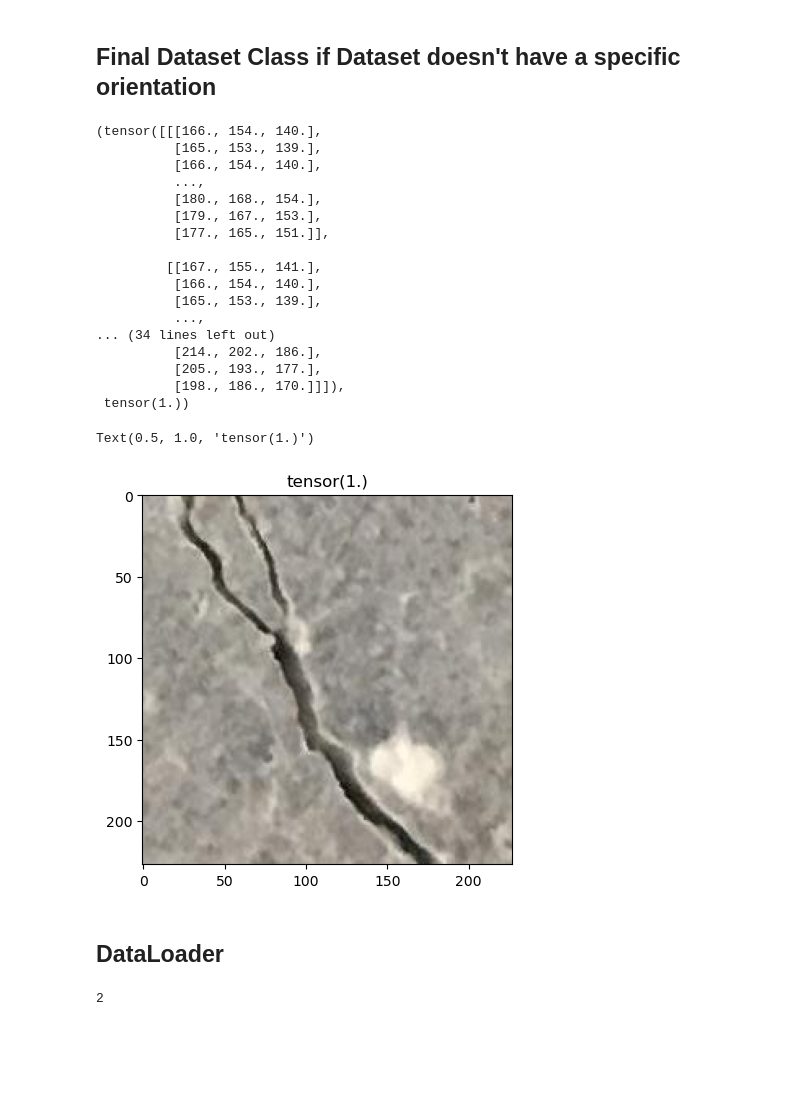
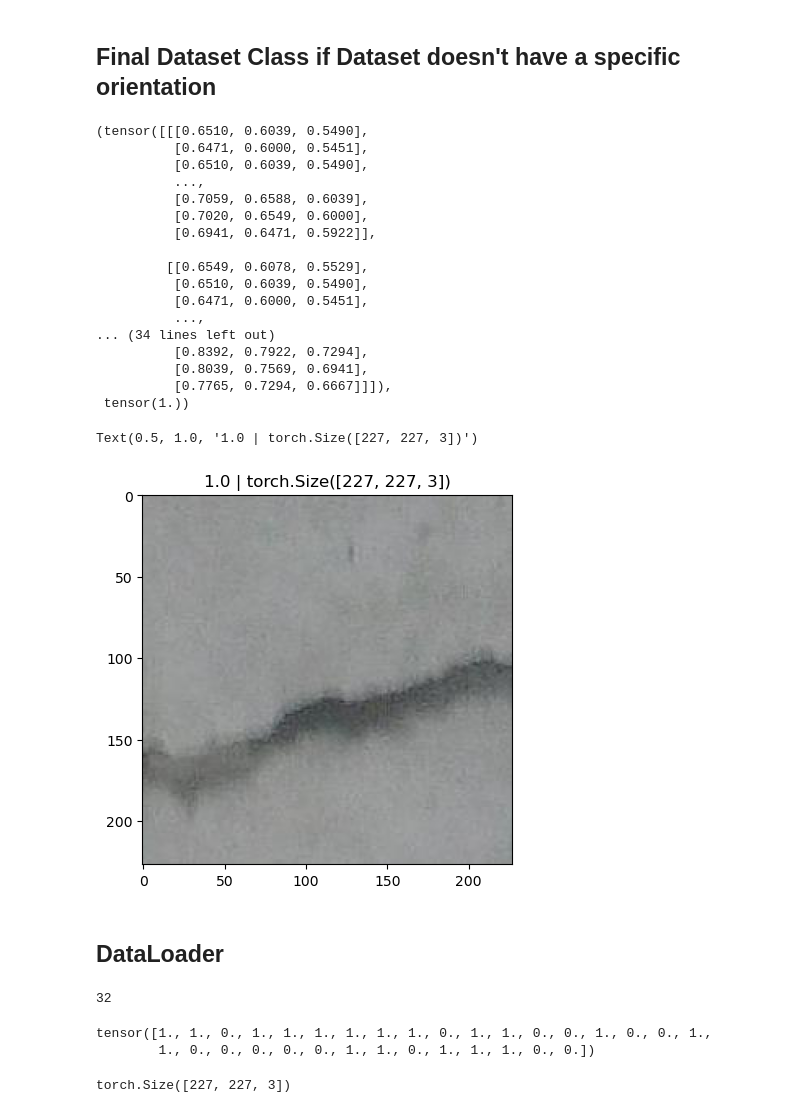
Before and after one commit to Tinonturja/Detecting-Crack-Image-Classification-Project-, a Jupyter notebook: Crack_Image_Detection.ipynb, the cells around one changed output. Drawn from its saved outputs; the diff is of its cells as text; code cells hidden in the pictures; blank space fills up the shorter version.

```diff
--- a/Dataset.ipynb
+++ b/Crack_Image_Detection.ipynb
@@ -392,7 +392,7 @@ class CustomDatasetWithOutSpecificOrientation(Dataset):
 
     def __getitem__(self,idx):
 
-        img = torch.tensor(np.asarray(self.load_img(idx)),dtype = torch.float32)
+        img = torch.tensor(np.asarray(self.load_img(idx)),dtype = torch.float32)/255
         class_label = self.Y[idx]
         if self.transform:
             img = self.load_img[idx]
@@ -409,31 +409,32 @@ val_data = CustomDatasetWithOutSpecificOrientation(img_dir=image_path,
 # %%
 train_data[5]
 # %% [output]
-(tensor([[[166., 154., 140.],
-          [165., 153., 139.],
-          [166., 154., 140.],
+(tensor([[[0.6510, 0.6039, 0.5490],
+          [0.6471, 0.6000, 0.5451],
+          [0.6510, 0.6039, 0.5490],
           ...,
-          [180., 168., 154.],
-          [179., 167., 153.],
-          [177., 165., 151.]],
+          [0.7059, 0.6588, 0.6039],
+          [0.7020, 0.6549, 0.6000],
+          [0.6941, 0.6471, 0.5922]],
 
-         [[167., 155., 141.],
-          [166., 154., 140.],
-          [165., 153., 139.],
+         [[0.6549, 0.6078, 0.5529],
+          [0.6510, 0.6039, 0.5490],
+          [0.6471, 0.6000, 0.5451],
           ...,
 ... (34 lines left out)
-          [214., 202., 186.],
-          [205., 193., 177.],
-          [198., 186., 170.]]]),
+          [0.8392, 0.7922, 0.7294],
+          [0.8039, 0.7569, 0.6941],
+          [0.7765, 0.7294, 0.6667]]]),
  tensor(1.))
 # %%
 idx = random.randint(0,len(train_data))
 img,label = train_data[idx]
 plt.imshow(img)
-plt.title(label)
+title = f"{label} | {img.shape}"
+plt.title(title)
 # %% [output]
-Text(0.5, 1.0, 'tensor(1.)')
+Text(0.5, 1.0, '1.0 | torch.Size([227, 227, 3])')
-[figure, old version]
+[figure, new version]
 # %% [markdown]
 ## DataLoader
 # %%
@@ -448,8 +449,18 @@ val_dataloader = DataLoader(dataset = val_data,
                               batch_size = BATCH_SIZE,
                               shuffle = False)
 # %%
-img_label   = next(iter(train_dataloader))
+img_label,batch   = next(iter(train_dataloader))
 
 len(img_label)
 # %% [output]
-2
+32
+# %%
+batch
+# %% [output]
+tensor([1., 1., 0., 1., 1., 1., 1., 1., 1., 0., 1., 1., 0., 0., 1., 0., 0., 1.,
+        1., 0., 0., 0., 0., 0., 1., 1., 0., 1., 1., 1., 0., 0.])
+# %%
+img = img_label[0]
+img.shape
+# %% [output]
+torch.Size([227, 227, 3])
```
Also changed, not shown: parts of 10 cells of this notebook.
